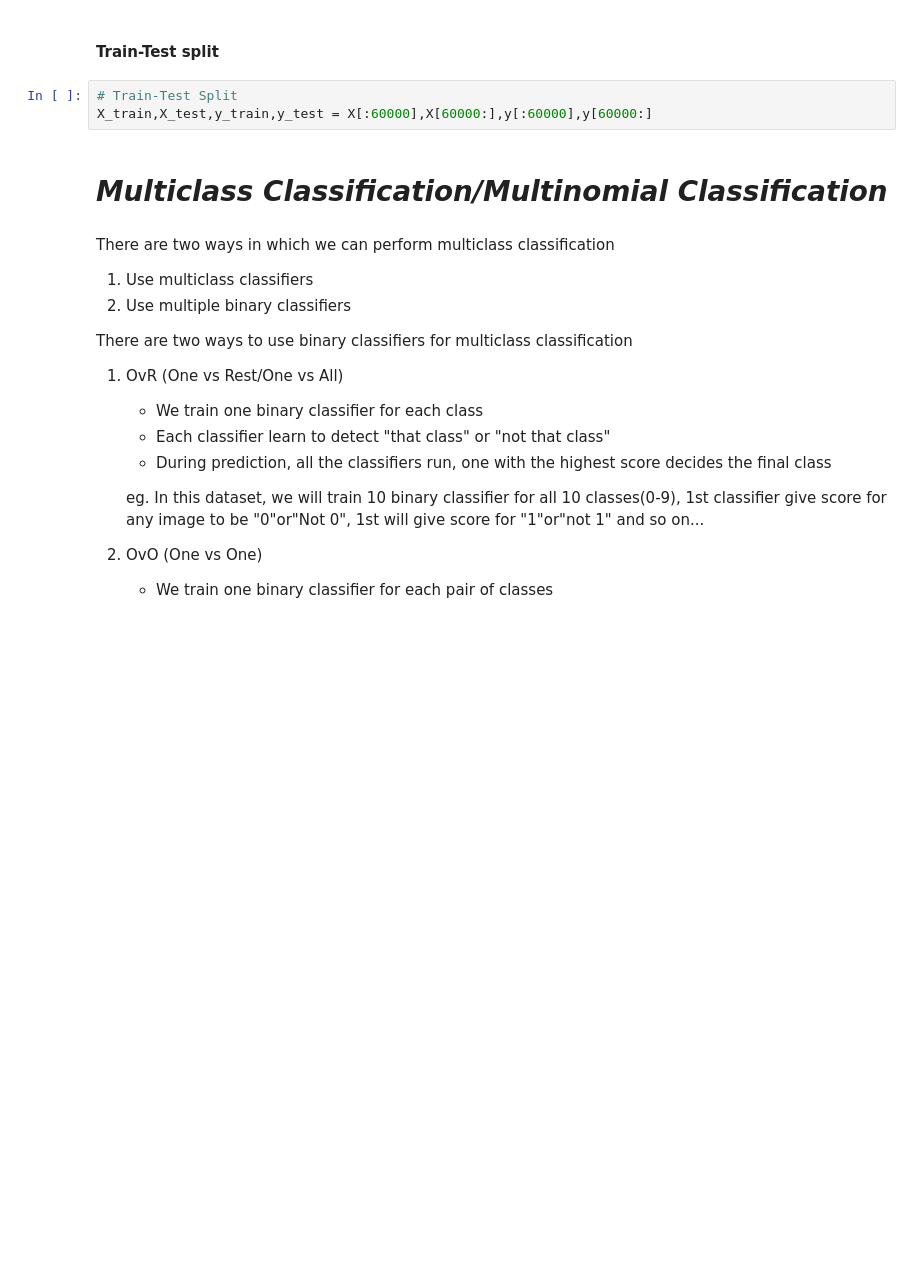
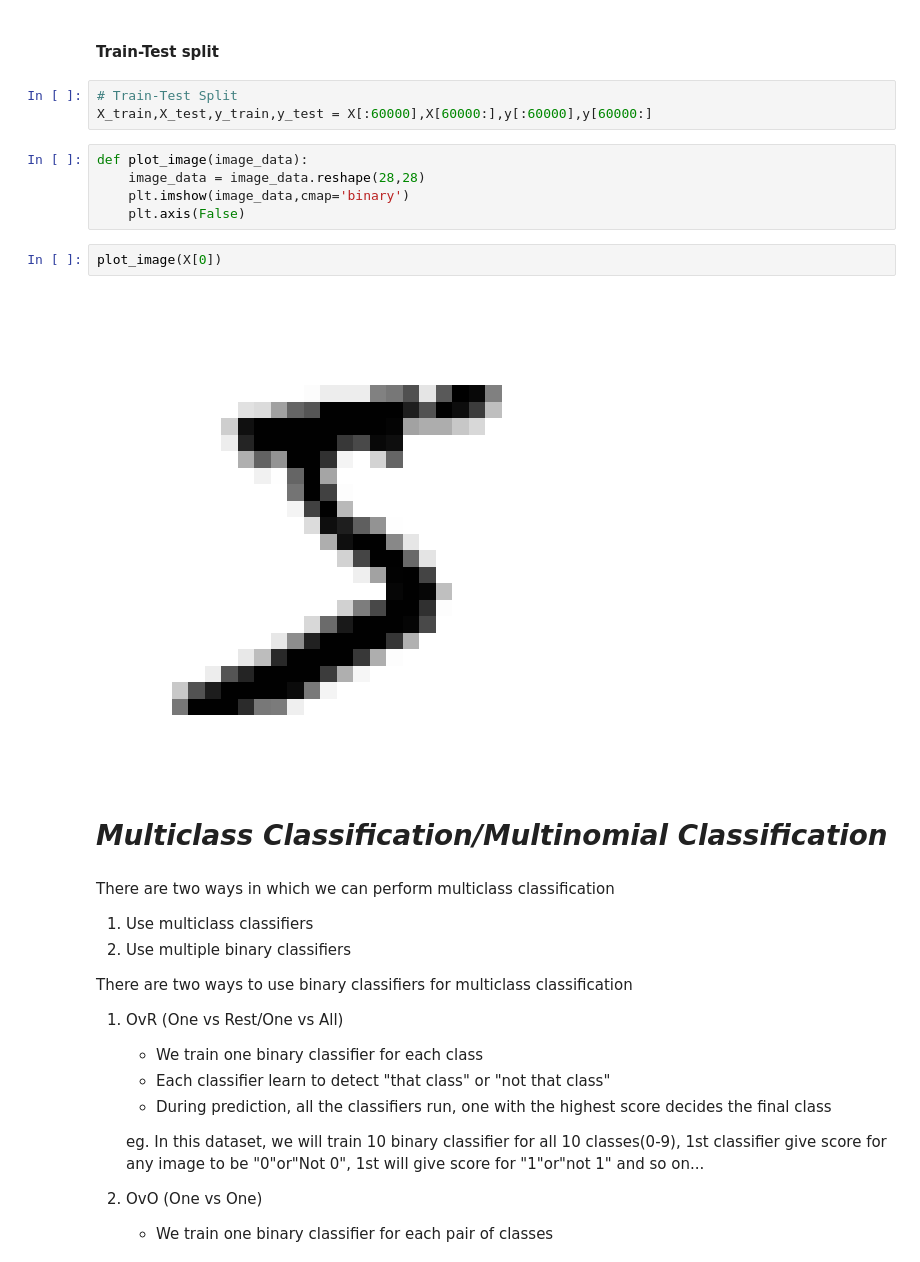
Before and after one commit to ArunNegi112/Machine_Learning, a Jupyter notebook: 3_Classification/2_Multiclass_classification.ipynb, the cells around one changed output. Cells and saved outputs as stored; diff of their text form; blank space fills up the shorter version.

```diff
--- a/3_Classification/2_Multiclass_classification.ipynb
+++ b/3_Classification/2_Multiclass_classification.ipynb
@@ -29,6 +29,15 @@ X.shape,y.shape
 # %%
 # Train-Test Split
 X_train,X_test,y_train,y_test = X[:60000],X[60000:],y[:60000],y[60000:]
+# %%
+def plot_image(image_data):
+    image_data = image_data.reshape(28,28)
+    plt.imshow(image_data,cmap='binary')
+    plt.axis(False)
+# %%
+plot_image(X[0])
+# %% [output]
+[figure, added]
 # %% [markdown]
 # _Multiclass Classification/Multinomial Classification_
 # %% [markdown]
```
Also changed, not shown: parts of 22 cells of this notebook.
